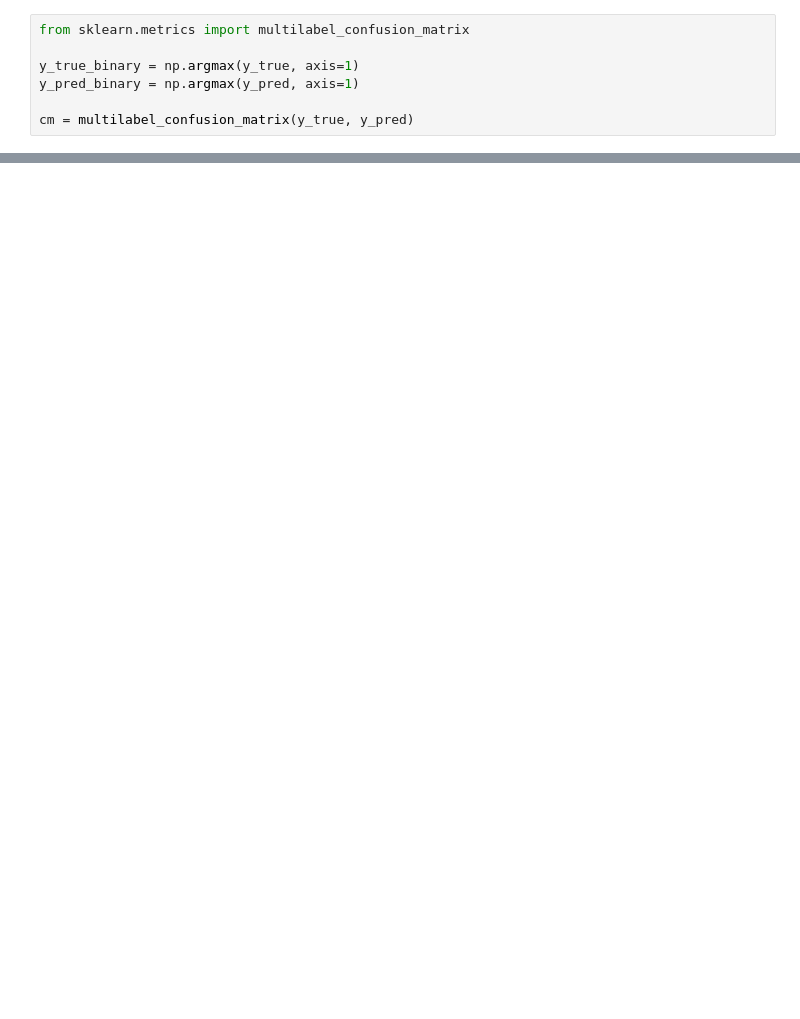
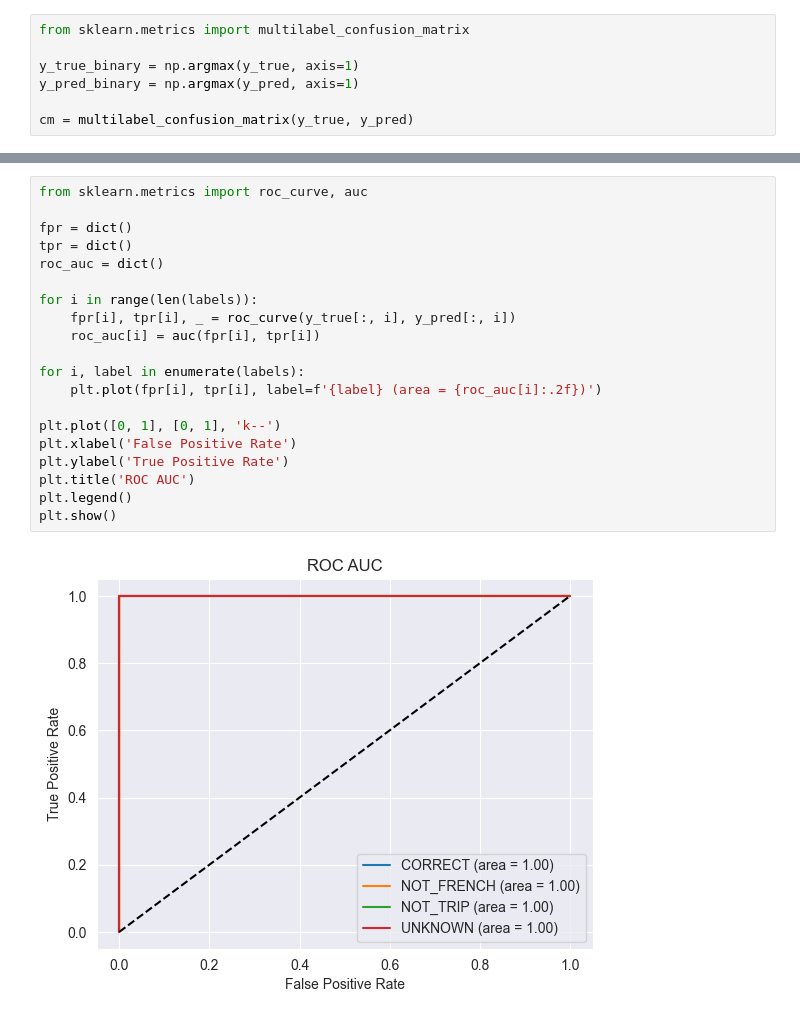
Before and after one commit to EliottClavier/T-AIA-901, a Jupyter notebook: ai/bert_text_classification.ipynb, the cells around one changed output, grey strips where cells are left out. Cells and saved outputs as stored; diff of their text form; blank space fills up the shorter version.

Commit message:
[AIA-BERT] Add metrics in BERT text classification notebook, enhance dataset, made a notebook to show how to use model in real case

```diff
--- a/ai/bert_text_classification.ipynb
+++ b/ai/bert_text_classification.ipynb
@@ -309,0 +318,22 @@ weighted avg       1.00      1.00      1.00     33396
+# %%
+from sklearn.metrics import roc_curve, auc
+
+fpr = dict()
+tpr = dict()
+roc_auc = dict()
+
+for i in range(len(labels)):
+    fpr[i], tpr[i], _ = roc_curve(y_true[:, i], y_pred[:, i])
+    roc_auc[i] = auc(fpr[i], tpr[i])
+
+for i, label in enumerate(labels):
+    plt.plot(fpr[i], tpr[i], label=f'{label} (area = {roc_auc[i]:.2f})')
+
+plt.plot([0, 1], [0, 1], 'k--')
+plt.xlabel('False Positive Rate')
+plt.ylabel('True Positive Rate')
+plt.title('ROC AUC')
+plt.legend()
+plt.show()
+# %% [output]
+[figure, added]
```
Also changed, not shown: parts of 16 cells of this notebook, 4 other files.
